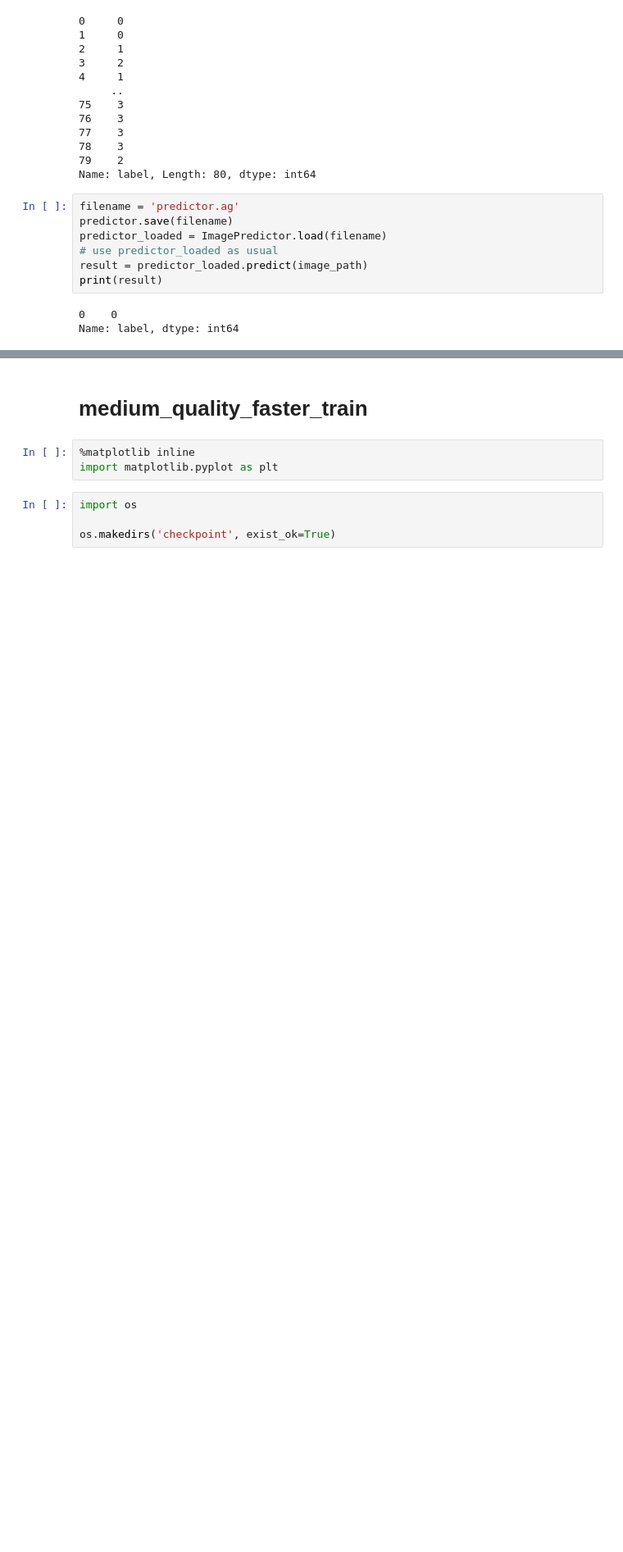
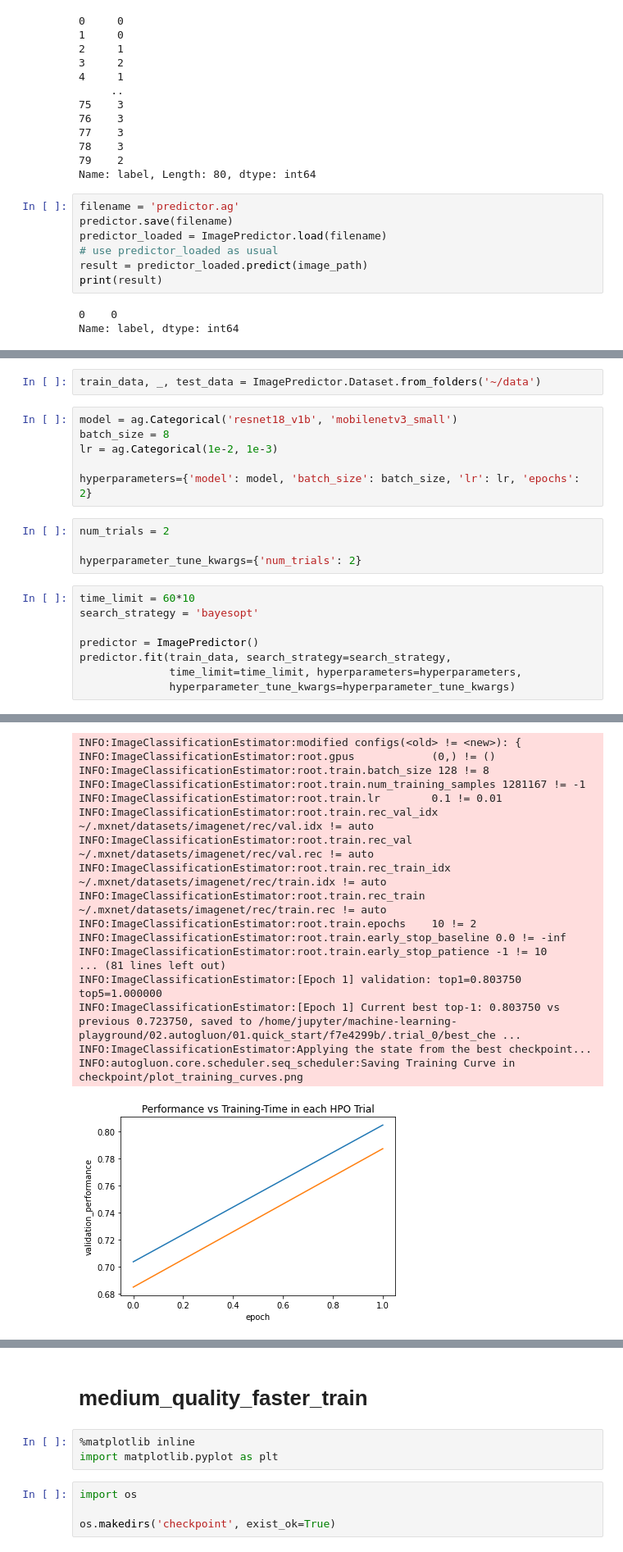
Before and after one commit to predora005/machine-learning-playground, a Jupyter notebook: 02.autogluon/01.quick_start/image_prediction.ipynb, the cells around one changed output, grey strips where cells are left out. Shown at 82% size. Cells and saved outputs as stored; diff of their text form; blank space fills up the shorter version.

Commit message:
[update] Add hyperparameter optimization to image prediction
 Changes to be committed:
	modified:   02.autogluon/01.quick_start/image_prediction.ipynb

```diff
--- a/02.autogluon/01.quick_start/image_prediction.ipynb
+++ b/02.autogluon/01.quick_start/image_prediction.ipynb
@@ -96,0 +109,21 @@ Name: label, dtype: int64
+# %%
+train_data, _, test_data = ImagePredictor.Dataset.from_folders('~/data')
+# %%
+model = ag.Categorical('resnet18_v1b', 'mobilenetv3_small')
+batch_size = 8
+lr = ag.Categorical(1e-2, 1e-3)
+
+hyperparameters={'model': model, 'batch_size': batch_size, 'lr': lr, 'epochs': 2}
+# %%
+num_trials = 2
+
+hyperparameter_tune_kwargs={'num_trials': 2}
+# %%
+time_limit = 60*10
+search_strategy = 'bayesopt'
+
+predictor = ImagePredictor()
+predictor.fit(train_data, search_strategy=search_strategy,
+              time_limit=time_limit, hyperparameters=hyperparameters,
+              hyperparameter_tune_kwargs=hyperparameter_tune_kwargs)
+# %% [output]
@@ -96,0 +134,18 @@ Name: label, dtype: int64
+INFO:ImageClassificationEstimator:modified configs(<old> != <new>): {
+INFO:ImageClassificationEstimator:root.gpus            (0,) != ()
+INFO:ImageClassificationEstimator:root.train.batch_size 128 != 8
+INFO:ImageClassificationEstimator:root.train.num_training_samples 1281167 != -1
+INFO:ImageClassificationEstimator:root.train.lr        0.1 != 0.01
+INFO:ImageClassificationEstimator:root.train.rec_val_idx ~/.mxnet/datasets/imagenet/rec/val.idx != auto
+INFO:ImageClassificationEstimator:root.train.rec_val   ~/.mxnet/datasets/imagenet/rec/val.rec != auto
+INFO:ImageClassificationEstimator:root.train.rec_train_idx ~/.mxnet/datasets/imagenet/rec/train.idx != auto
+INFO:ImageClassificationEstimator:root.train.rec_train ~/.mxnet/datasets/imagenet/rec/train.rec != auto
+INFO:ImageClassificationEstimator:root.train.epochs    10 != 2
+INFO:ImageClassificationEstimator:root.train.early_stop_baseline 0.0 != -inf
+INFO:ImageClassificationEstimator:root.train.early_stop_patience -1 != 10
+... (81 lines left out)
+INFO:ImageClassificationEstimator:[Epoch 1] validation: top1=0.803750 top5=1.000000
+INFO:ImageClassificationEstimator:[Epoch 1] Current best top-1: 0.803750 vs previous 0.723750, saved to /home/jupyter/machine-learning-playground/02.autogluon/01.quick_start/f7e4299b/.trial_0/best_che ...
+INFO:ImageClassificationEstimator:Applying the state from the best checkpoint...
+INFO:autogluon.core.scheduler.seq_scheduler:Saving Training Curve in checkpoint/plot_training_curves.png
+[figure, added]
```
Also changed, not shown: parts of 8 cells of this notebook.
